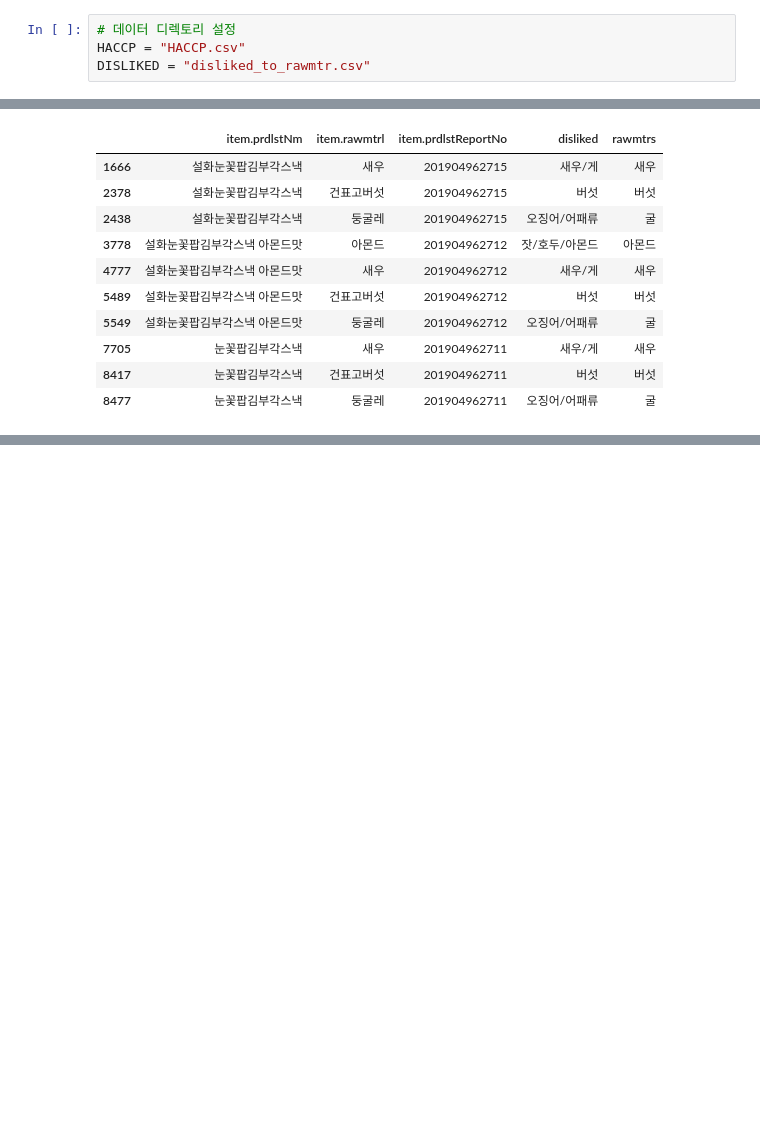
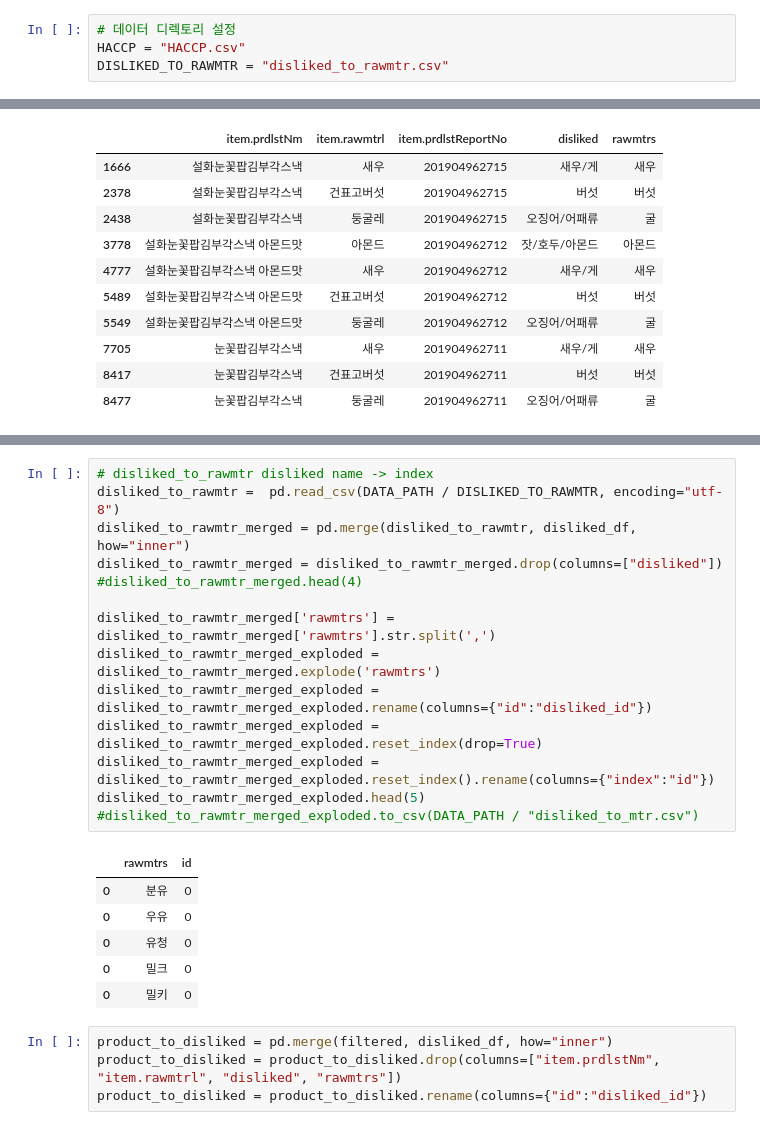
Before and after one commit to songahh/KOFOOS, a Jupyter notebook: data/rawmtr/rawmtr.ipynb, the cells around one changed output, grey strips where cells are left out. Drawn from its saved outputs; the diff is of its cells as text; blank space fills up the shorter version.

```diff
--- a/data/rawmtr/rawmtr.ipynb
+++ b/data/rawmtr/rawmtr.ipynb
@@ -40,7 +48,7 @@ search(pname="게", exclude=None)
 # %%
 # 데이터 디렉토리 설정
 HACCP = "HACCP.csv"
-DISLIKED = "disliked_to_rawmtr.csv"
+DISLIKED_TO_RAWMTR = "disliked_to_rawmtr.csv"
 # %%
 # haccp dataframe 열기
 haccp_df = pd.read_csv(DATA_PATH / HACCP, encoding="utf-8")
@@ -163,0 +232,25 @@ result_nospace.to_csv(DATA_PATH / "product_to_rawmtr.csv")
+# %%
+# disliked_to_rawmtr disliked name -> index
+disliked_to_rawmtr =  pd.read_csv(DATA_PATH / DISLIKED_TO_RAWMTR, encoding="utf-8")
+disliked_to_rawmtr_merged = pd.merge(disliked_to_rawmtr, disliked_df, how="inner")
+disliked_to_rawmtr_merged = disliked_to_rawmtr_merged.drop(columns=["disliked"])
+#disliked_to_rawmtr_merged.head(4)
+
+disliked_to_rawmtr_merged['rawmtrs'] = disliked_to_rawmtr_merged['rawmtrs'].str.split(',')
+disliked_to_rawmtr_merged_exploded = disliked_to_rawmtr_merged.explode('rawmtrs')
+disliked_to_rawmtr_merged_exploded = disliked_to_rawmtr_merged_exploded.rename(columns={"id":"disliked_id"})
+disliked_to_rawmtr_merged_exploded = disliked_to_rawmtr_merged_exploded.reset_index(drop=True)
+disliked_to_rawmtr_merged_exploded = disliked_to_rawmtr_merged_exploded.reset_index().rename(columns={"index":"id"})
+disliked_to_rawmtr_merged_exploded.head(5)
+#disliked_to_rawmtr_merged_exploded.to_csv(DATA_PATH / "disliked_to_mtr.csv")
+# %% [output]
+|  | rawmtrs | id |
+| 0 | 분유 | 0 |
+| 0 | 우유 | 0 |
+| 0 | 유청 | 0 |
+| 0 | 밀크 | 0 |
+| 0 | 밀키 | 0 |
+# %%
+product_to_disliked = pd.merge(filtered, disliked_df, how="inner")
+product_to_disliked = product_to_disliked.drop(columns=["item.prdlstNm", "item.rawmtrl", "disliked", "rawmtrs"])
+product_to_disliked = product_to_disliked.rename(columns={"id":"disliked_id"})
```
Also changed, not shown: parts of 15 cells of this notebook.
